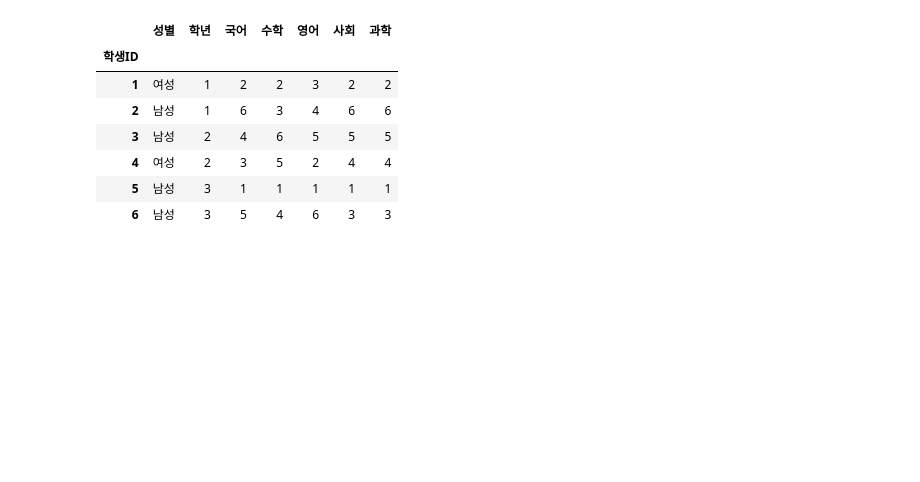
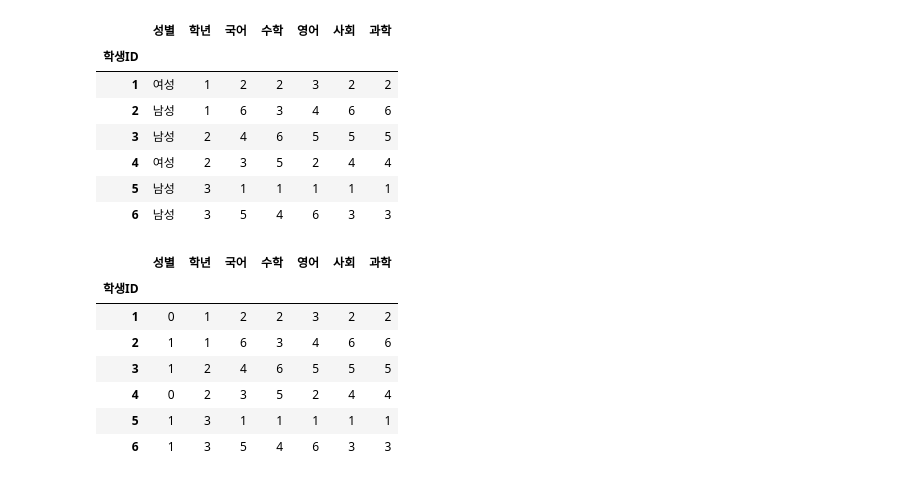
Before and after one commit to HongSeongMo/Bigdata_Analysis_Professional, a Jupyter notebook: 241018.ipynb, the cells around one changed output. Saved outputs shown, nothing was run; the diff lists cells and outputs as text; code cells hidden in the pictures; blank space fills up the shorter version.

```diff
--- a/241018.ipynb
+++ b/241018.ipynb
@@ -555,3 +555,15 @@ df
 | 4 | 여성 | 2 | 3 | 5 | 2 | 4 | 4 |
 | 5 | 남성 | 3 | 1 | 1 | 1 | 1 | 1 |
 | 6 | 남성 | 3 | 5 | 4 | 6 | 3 | 3 |
+# %%
+df = df.replace({'여성': 0, '남성': 1})
+df
+# %% [output]
+|  | 성별 | 학년 | 국어 | 수학 | 영어 | 사회 | 과학 |
+| 학생ID |  |  |  |  |  |  |  |
+| 1 | 0 | 1 | 2 | 2 | 3 | 2 | 2 |
+| 2 | 1 | 1 | 6 | 3 | 4 | 6 | 6 |
+| 3 | 1 | 2 | 4 | 6 | 5 | 5 | 5 |
+| 4 | 0 | 2 | 3 | 5 | 2 | 4 | 4 |
+| 5 | 1 | 3 | 1 | 1 | 1 | 1 | 1 |
+| 6 | 1 | 3 | 5 | 4 | 6 | 3 | 3 |
```
Also changed, not shown: parts of 12 cells of this notebook.
